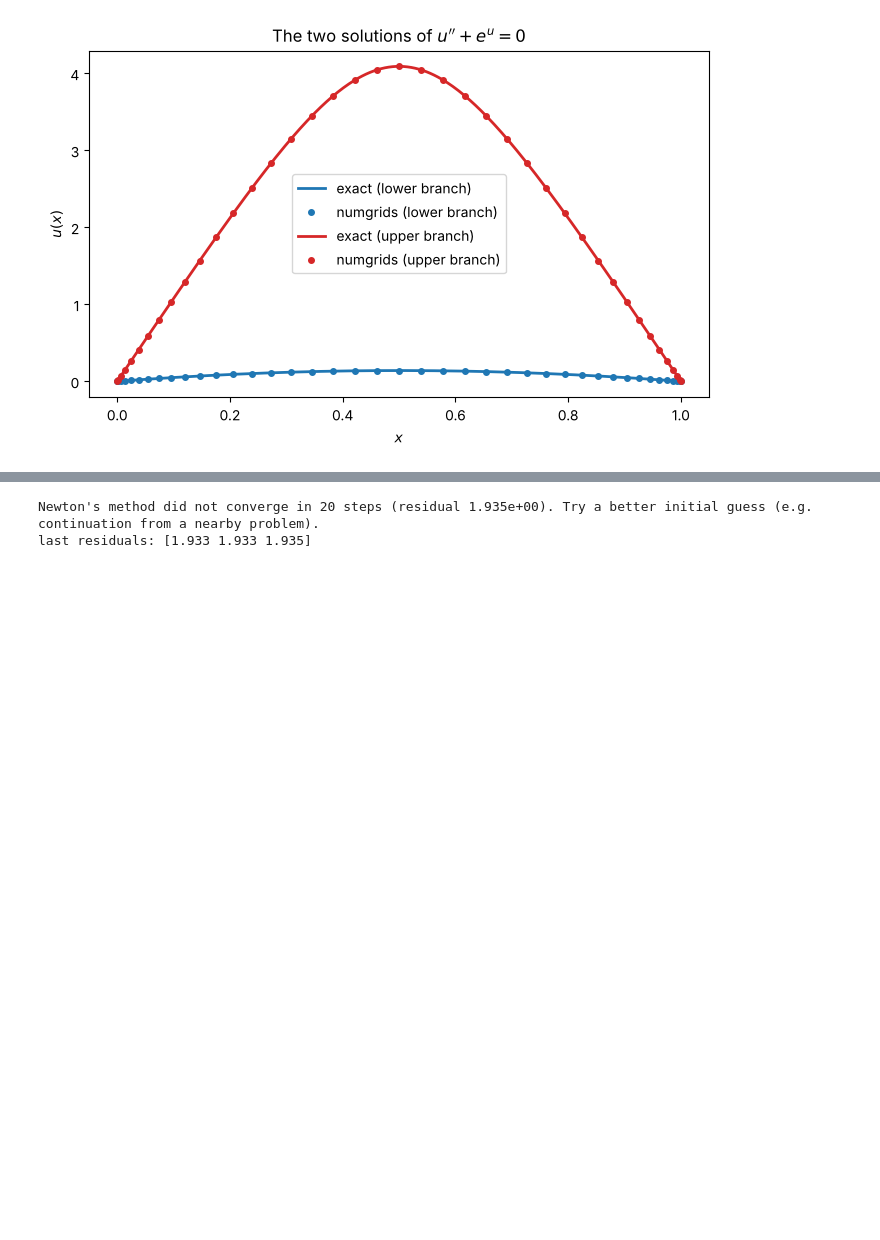
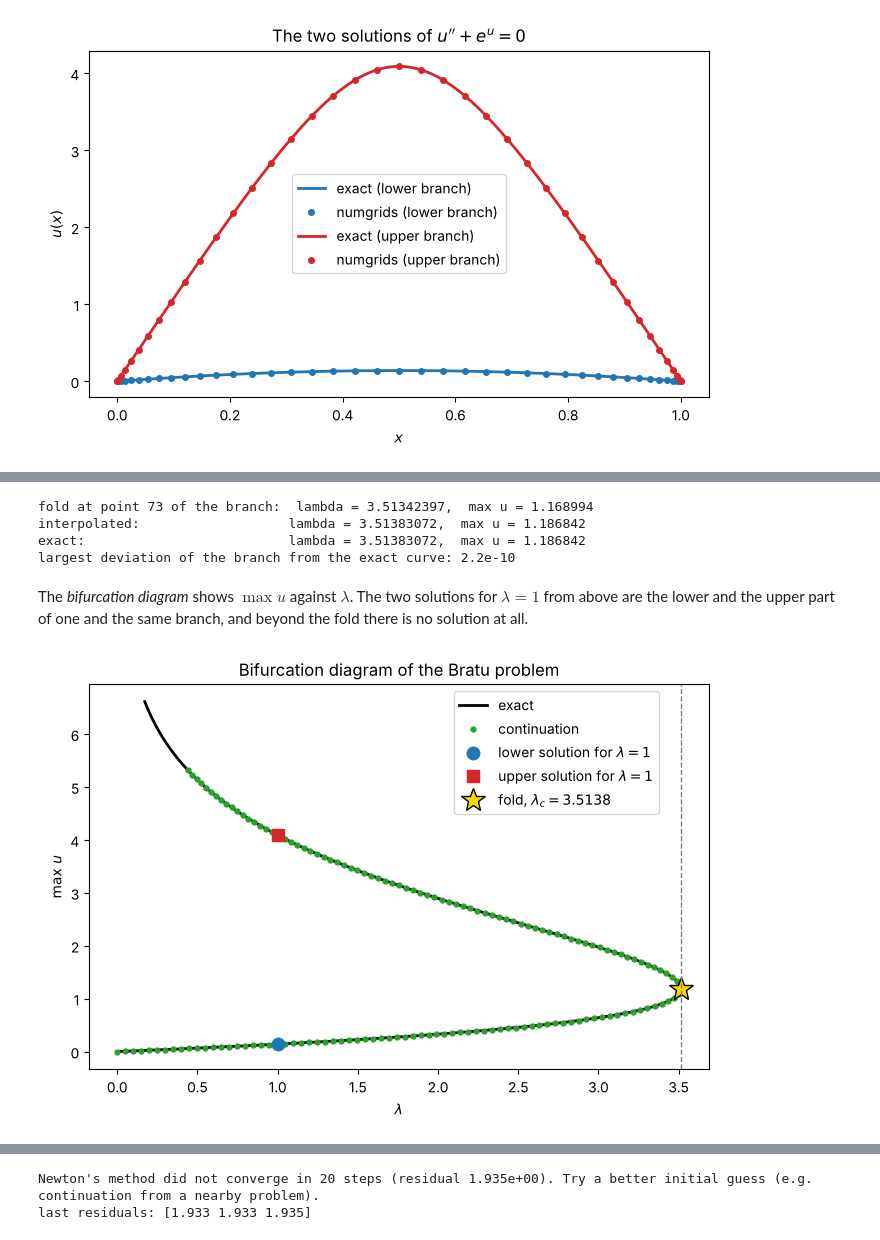
Before and after one commit to maroba/numgrids, a Jupyter notebook: examples/nonlinear-problems.ipynb, the cells around one changed output, grey strips where cells are left out. Saved outputs shown, nothing was run; the diff lists cells and outputs as text; code cells hidden in the pictures; blank space fills up the shorter version.

```diff
--- a/examples/nonlinear-problems.ipynb
+++ b/examples/nonlinear-problems.ipynb
@@ -122,0 +120,48 @@ plt.show()
+# %%
+k = branch.folds[0]
+print(f"fold at point {k} of the branch:  lambda = {branch.params[k]:.8f},  max u = {max_u[k]:.6f}")
+
+# lambda as a polynomial in max u through seven points around the fold, and its maximum
+p = np.polynomial.Polynomial.fit(max_u[k - 3:k + 4], branch.params[k - 3:k + 4], 6)
+max_u_fold = brentq(p.deriv(), max_u[k - 1], max_u[k + 1])
+lam_fold = p(max_u_fold)
+
+# The exact fold: the maximum of lambda(theta) is at theta = 4 s with s tanh(s) = 1
+s = brentq(lambda s: s * np.tanh(s) - 1, 1, 2)
+lam_c = 8 * s**2 / np.cosh(s) ** 2
+print(f"interpolated:                   lambda = {lam_fold:.8f},  max u = {max_u_fold:.6f}")
+print(f"exact:                          lambda = {lam_c:.8f},  max u = {2 * np.log(np.cosh(s)):.6f}")
+
+# All points of the branch must lie on the exact curve lambda(max u)
+theta = 4 * np.arccosh(np.exp(max_u / 2))
+print("largest deviation of the branch from the exact curve:",
+      f"{np.max(np.abs(branch.params - theta**2 / (2 * np.cosh(theta / 4) ** 2))):.1e}")
+# %% [output]
+fold at point 73 of the branch:  lambda = 3.51342397,  max u = 1.168994
+interpolated:                   lambda = 3.51383072,  max u = 1.186842
+exact:                          lambda = 3.51383072,  max u = 1.186842
+largest deviation of the branch from the exact curve: 2.2e-10
+# %% [markdown]
+The *bifurcation diagram* shows $\max u$ against $\lambda$. The two solutions for $\lambda = 1$ from above
+are the lower and the upper part of one and the same branch, and beyond the fold there is no solution at
+all.
+# %%
+theta = np.linspace(0.01, 16, 500)
+lam_exact = theta**2 / (2 * np.cosh(theta / 4) ** 2)
+max_exact = 2 * np.log(np.cosh(theta / 4))
+
+fig, ax = plt.subplots(figsize=(8, 5))
+ax.plot(lam_exact, max_exact, "k-", lw=2, label="exact")
+ax.plot(branch.params, max_u, "o", color="tab:green", ms=3.5, label="continuation")
+ax.plot(1.0, u.max(), "o", color="tab:blue", ms=9, label=r"lower solution for $\lambda = 1$")
+ax.plot(1.0, upper.max(), "s", color="tab:red", ms=8, label=r"upper solution for $\lambda = 1$")
+ax.plot(lam_fold, max_u_fold, "*", color="gold", mec="k", ms=18,
+        label=rf"fold, $\lambda_c = {lam_c:.4f}$")
+ax.axvline(lam_c, color="gray", ls="--", lw=1)
+ax.set_xlabel(r"$\lambda$")
+ax.set_ylabel(r"$\max\, u$")
+ax.set_title("Bifurcation diagram of the Bratu problem")
+ax.legend(loc="upper right", bbox_to_anchor=(0.93, 1.0))
+plt.show()
+# %% [output]
+[figure, added]
```
Also changed, not shown: parts of 9 cells of this notebook, 17 other files.
